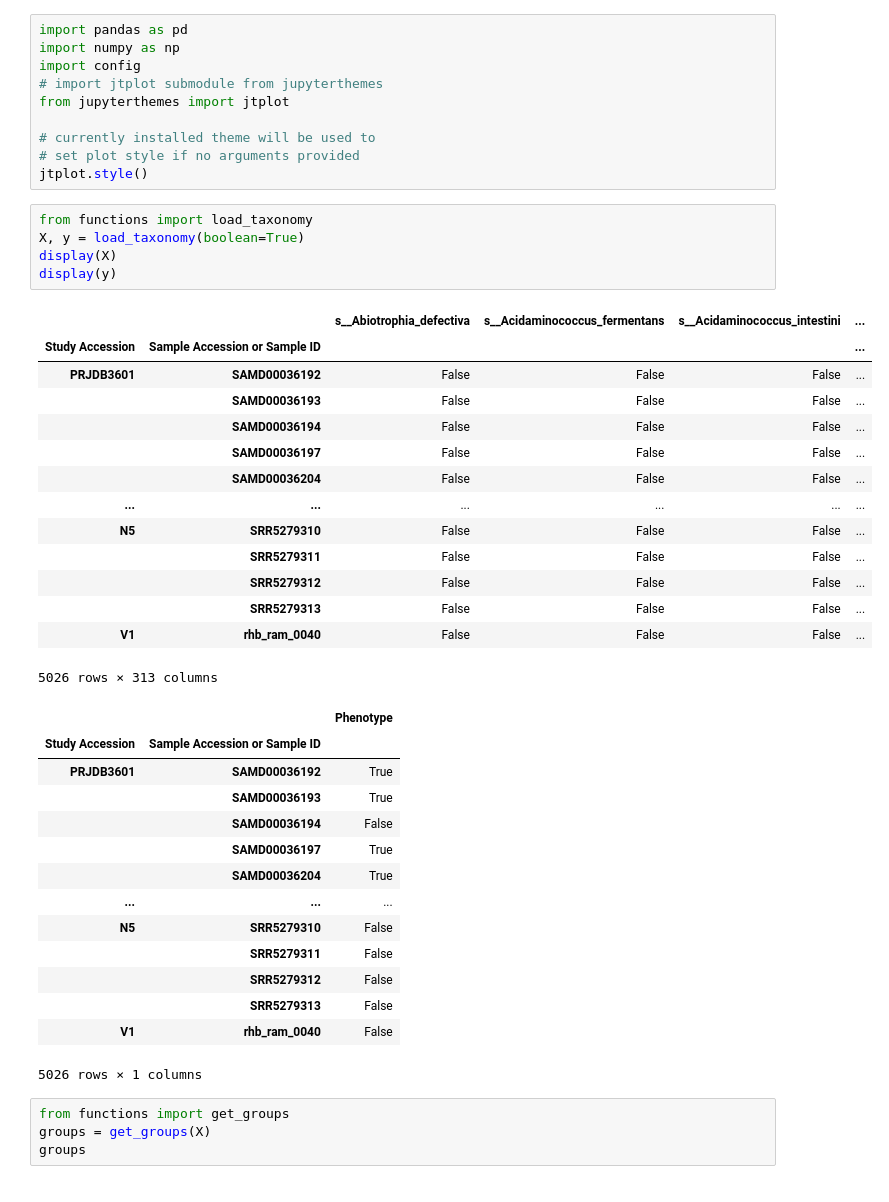
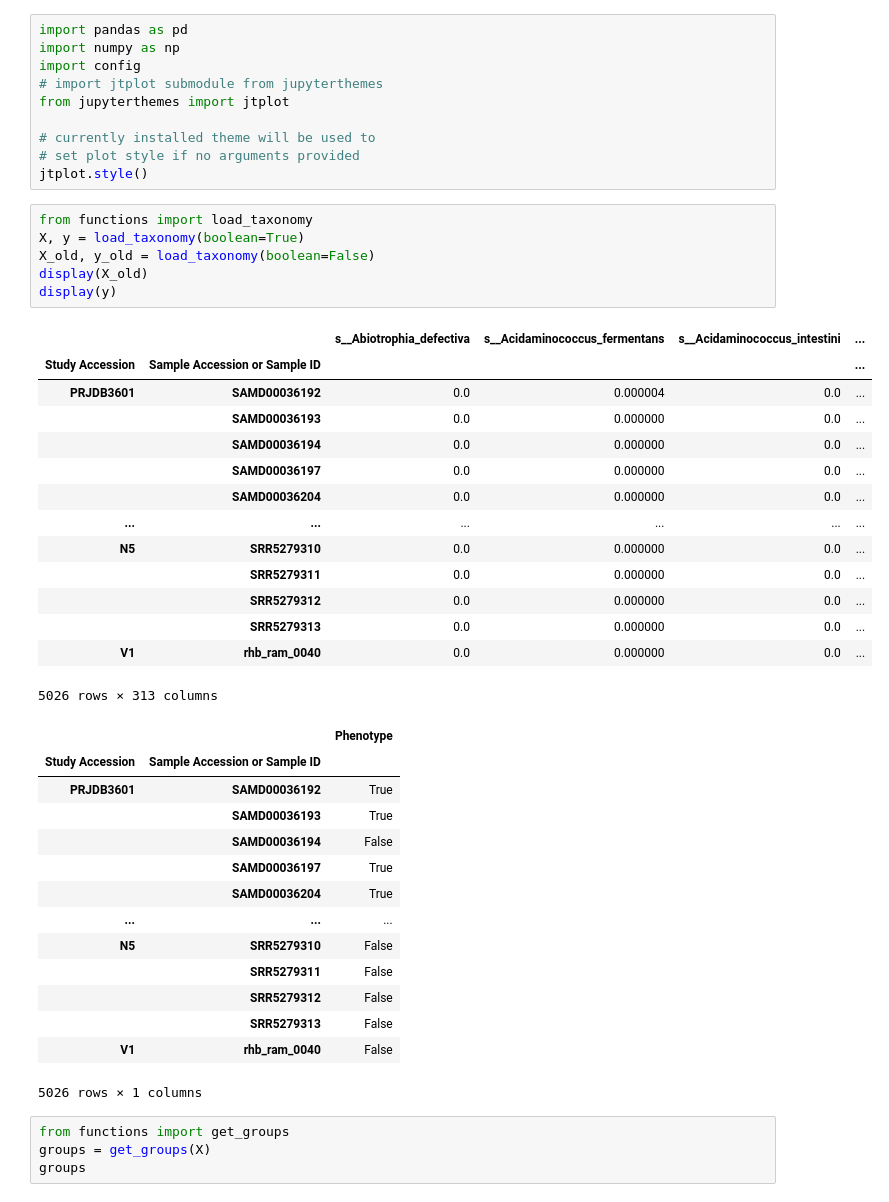
Before and after one commit to danielchang2002/GMHI2-Scratchpad, a Jupyter notebook: src/logistic_regression.ipynb, the cells around one changed output. Saved outputs shown, nothing was run; the diff lists cells and outputs as text.

```diff
--- a/src/logistic_regression.ipynb
+++ b/src/logistic_regression.ipynb
@@ -13,22 +13,23 @@ jtplot.style()
 # %%
 from functions import load_taxonomy
 X, y = load_taxonomy(boolean=True)
-display(X)
+X_old, y_old = load_taxonomy(boolean=False)
+display(X_old)
 display(y)
 # %% [output]
 |  |  | s__Abiotrophia_defectiva | s__Acidaminococcus_fermentans | s__Acidaminococcus_intestini | ... |
 | Study Accession | Sample Accession or Sample ID |  |  |  | ... |
-| PRJDB3601 | SAMD00036192 | False | False | False | ... |
-|  | SAMD00036193 | False | False | False | ... |
-|  | SAMD00036194 | False | False | False | ... |
-|  | SAMD00036197 | False | False | False | ... |
-|  | SAMD00036204 | False | False | False | ... |
+| PRJDB3601 | SAMD00036192 | 0.0 | 0.000004 | 0.0 | ... |
+|  | SAMD00036193 | 0.0 | 0.000000 | 0.0 | ... |
+|  | SAMD00036194 | 0.0 | 0.000000 | 0.0 | ... |
+|  | SAMD00036197 | 0.0 | 0.000000 | 0.0 | ... |
+|  | SAMD00036204 | 0.0 | 0.000000 | 0.0 | ... |
 | ... | ... | ... | ... | ... | ... |
-| N5 | SRR5279310 | False | False | False | ... |
-|  | SRR5279311 | False | False | False | ... |
-|  | SRR5279312 | False | False | False | ... |
-|  | SRR5279313 | False | False | False | ... |
-| V1 | rhb_ram_0040 | False | False | False | ... |
+| N5 | SRR5279310 | 0.0 | 0.000000 | 0.0 | ... |
+|  | SRR5279311 | 0.0 | 0.000000 | 0.0 | ... |
+|  | SRR5279312 | 0.0 | 0.000000 | 0.0 | ... |
+|  | SRR5279313 | 0.0 | 0.000000 | 0.0 | ... |
+| V1 | rhb_ram_0040 | 0.0 | 0.000000 | 0.0 | ... |
 5026 rows × 313 columns
 |  |  | Phenotype |
 | Study Accession | Sample Accession or Sample ID |  |
```
Also changed, not shown: parts of 10 cells of this notebook, 3 other files.
